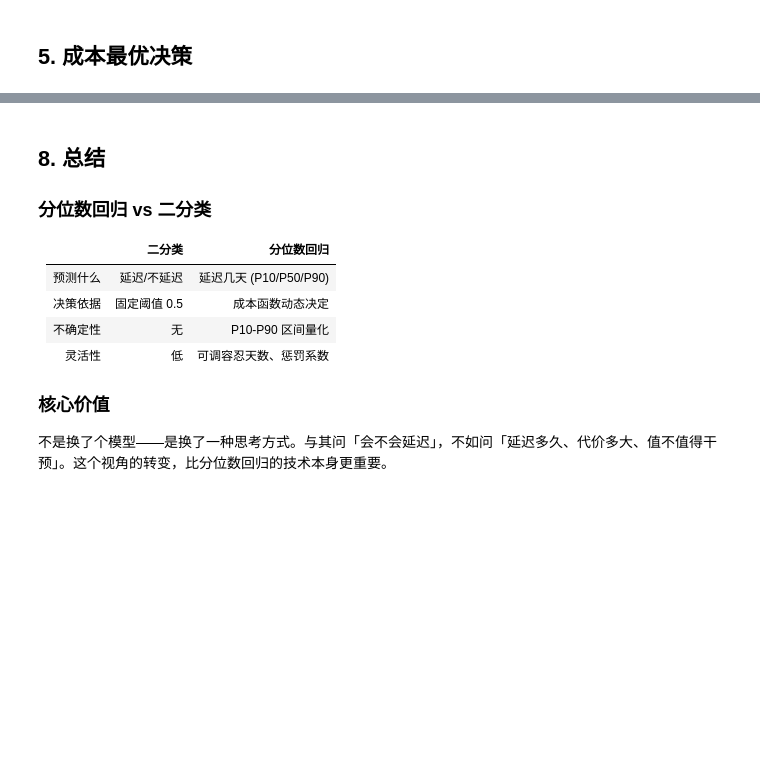
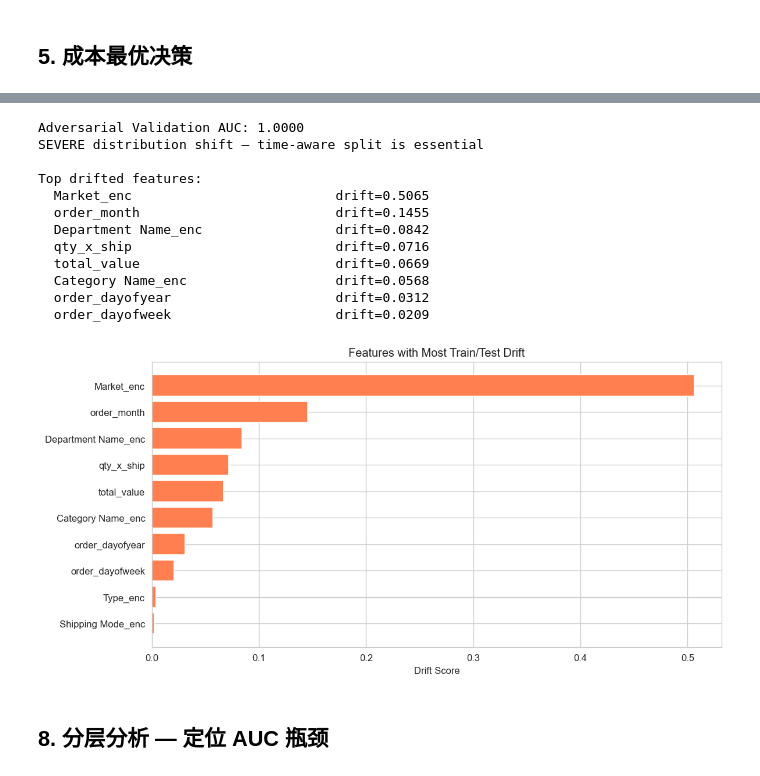
Before and after one commit to lingtao-meng/supply-chain-ml-pipeline, a Jupyter notebook: notebooks/supply_chain_ml_pipeline.ipynb, the cells around one changed output, grey strips where cells are left out. Cells and saved outputs as stored; diff of their text form; code cells hidden in the pictures; blank space fills up the shorter version.

```diff
--- a/notebooks/supply_chain_ml_pipeline.ipynb
+++ b/notebooks/supply_chain_ml_pipeline.ipynb
@@ -125,8 +86,7 @@ Samples: 180,519
 # %% [markdown]
 ## 3. 时间切分
 # %%
-n = len(X)
-t_end = int(n*0.7); v_end = int(n*0.85)
+n = len(X); t_end = int(n*0.7); v_end = int(n*0.85)
 X_tr = X.iloc[:t_end]; X_va = X.iloc[t_end:v_end]; X_te = X.iloc[v_end:]
 y_tr = y[:t_end]; y_va = y[t_end:v_end]; y_te = y[v_end:]
 
@@ -264,15 +177,46 @@ Done
-# %% [markdown]
-## 8. 总结
-
-### 分位数回归 vs 二分类
-
-| | 二分类 | 分位数回归 |
-|------|------|------|
-| 预测什么 | 延迟/不延迟 | 延迟几天 (P10/P50/P90) |
-| 决策依据 | 固定阈值 0.5 | 成本函数动态决定 |
-| 不确定性 | 无 | P10-P90 区间量化 |
-| 灵活性 | 低 | 可调容忍天数、惩罚系数 |
-
-### 核心价值
-
-不是换了个模型——是换了一种思考方式。与其问「会不会延迟」，不如问「延迟多久、代价多大、值不值得干预」。这个视角的转变，比分位数回归的技术本身更重要。
+# %%
+# Create labels: 0=train, 1=test
+y_adv = np.zeros(n); y_adv[v_end:] = 1
+n0 = t_end; n1 = n - v_end; ms = min(n0, n1)
+idx0 = np.random.choice(n0, ms, replace=False)
+idx1 = np.random.choice(n1, ms, replace=False) + v_end
+idx_bal = np.concatenate([idx0, idx1]); np.random.shuffle(idx_bal)
+
+X_adv = X.fillna(0).values[idx_bal]; y_adv_b = y_adv[idx_bal]
+scaler_adv = StandardScaler(); X_adv_s = scaler_adv.fit_transform(X_adv)
+adv_clf = XGBClassifier(n_estimators=200, max_depth=6, random_state=42, verbosity=0)
+adv_clf.fit(X_adv_s, y_adv_b)
+adv_auc = roc_auc_score(y_adv_b, adv_clf.predict_proba(X_adv_s)[:,1])
+
+print(f'Adversarial Validation AUC: {adv_auc:.4f}')
+if adv_auc > 0.75:
+    print('SEVERE distribution shift — time-aware split is essential')
+elif adv_auc > 0.65: print('MODERATE shift')
+else: print('MINIMAL shift')
+
+drift = pd.DataFrame({'Feature':X.columns, 'Drift':adv_clf.feature_importances_}).sort_values('Drift',ascending=False)
+print('\nTop drifted features:')
+for _,r in drift.head(8).iterrows(): print(f'  {r["Feature"]:<35s} drift={r["Drift"]:.4f}')
+
+fig, ax = plt.subplots(figsize=(10,5))
+top = drift.head(10)
+ax.barh(range(10), top['Drift'].values, color='coral')
+ax.set_yticks(range(10)); ax.set_yticklabels(top['Feature'].values); ax.invert_yaxis()
+ax.set_xlabel('Drift Score'); ax.set_title('Features with Most Train/Test Drift')
+plt.tight_layout(); plt.savefig('../images/merged_adv.png', dpi=150); plt.show()
+# %% [output]
+Adversarial Validation AUC: 1.0000
+SEVERE distribution shift — time-aware split is essential
+
+Top drifted features:
+  Market_enc                          drift=0.5065
+  order_month                         drift=0.1455
+  Department Name_enc                 drift=0.0842
+  qty_x_ship                          drift=0.0716
+  total_value                         drift=0.0669
+  Category Name_enc                   drift=0.0568
+  order_dayofyear                     drift=0.0312
+  order_dayofweek                     drift=0.0209
+[figure, added]
+# %% [markdown]
+## 8. 分层分析 — 定位 AUC 瓶颈
```
Also changed, not shown: parts of 18 cells of this notebook, 3 other files.
